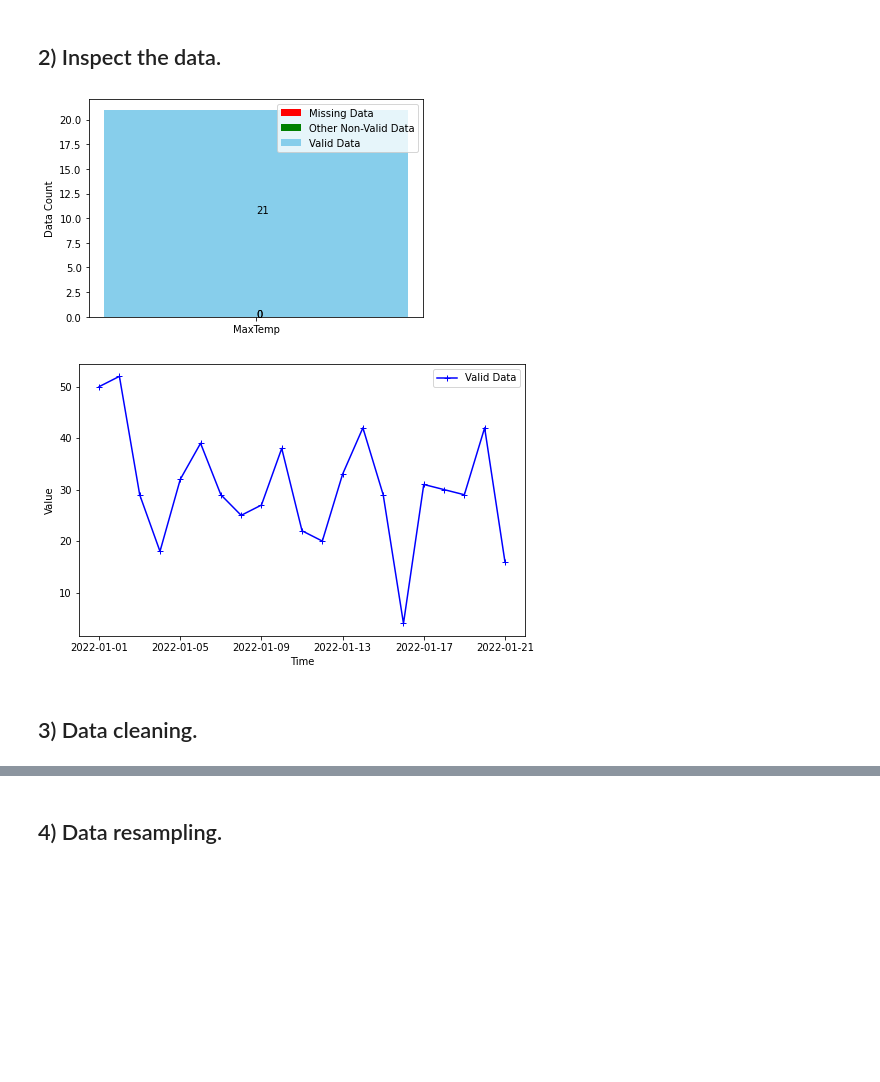
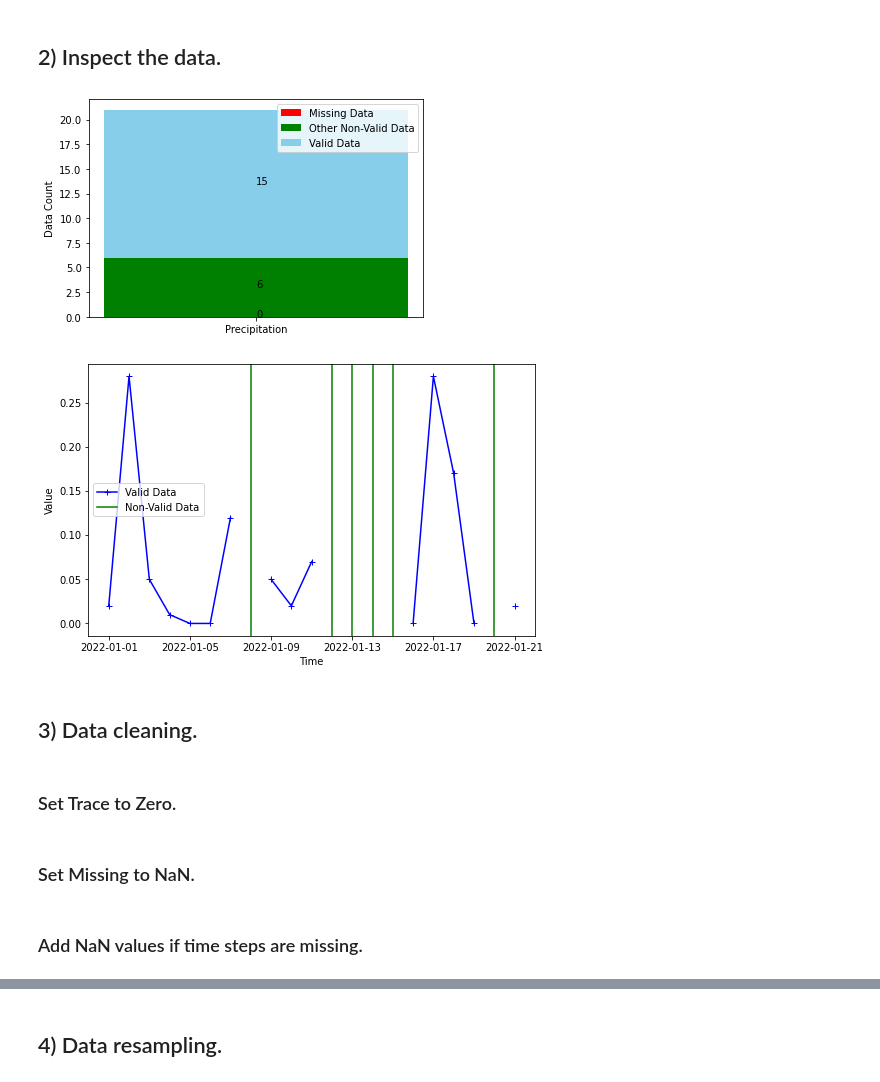
Before and after one commit to alex-l-young/pydrology, a Jupyter notebook: Examples/acis_data_request.ipynb, the cells around one changed output, grey strips where cells are left out. Saved outputs shown, nothing was run; the diff lists cells and outputs as text; code cells hidden in the pictures; blank space fills up the shorter version.

Commit message:
Time series fix and Acis request example

```diff
--- a/Examples/acis_data_request.ipynb
+++ b/Examples/acis_data_request.ipynb
@@ -30,8 +34,8 @@ end_date = '2022-01-21'
 
 
 ## Make the request.
-acis_df = acis_data.request_acis_data(met_elements, site_id, start_date, end_date)
-acis_df.head()
+acis_df = request_acis_data(met_elements, site_id, start_date, end_date)
+acis_df
 # %% [output]
 |  | Date | MaxTemp | MinTemp | SnowDepth | AvgTemp | Precipitation | site_id | name | latitude | longitude |
 | 0 | 2022-01-01 | 50 | 34 | 0.0 | 42.0 | 0.02 | 304174-2 | ITHACA CORNELL UNIV | 42.44915 | -76.44905 |
@@ -43,17 +58,17 @@ acis_df.head()
 ## 2) Inspect the data.
 # %%
 # Plotting column names and missing value.
-data_column_name = 'MaxTemp'
+data_column_name = 'Precipitation'
 time_column_name = 'Date'
 missing_value = 'M'
 
 # Plot the valid, missing, and non-valid data as a bar chart.
 plotting.plot_missing_ratio(acis_df, data_column_name)
 
 # Plot the data as a time series.
 plotting.plot_data_timeseries(acis_df, data_column_name, time_column_name, missing_value=missing_value)
 # %% [output]
-[figure, old version]
+[figure, new version]
-[figure, old version]
+[figure, new version]
 # %% [markdown]
 ## 3) Data cleaning.
@@ -59,0 +79,2 @@ plotting.plot_data_timeseries(acis_df, data_column_name, time_column_name, missi
+# %% [markdown]
+### Set Trace to Zero.
@@ -59,0 +85,2 @@ plotting.plot_data_timeseries(acis_df, data_column_name, time_column_name, missi
+# %% [markdown]
+### Set Missing to NaN.
@@ -59,0 +90,2 @@ plotting.plot_data_timeseries(acis_df, data_column_name, time_column_name, missi
+# %% [markdown]
+### Add NaN values if time steps are missing.
```
Also changed, not shown: parts of 9 cells of this notebook, 1 other file.
